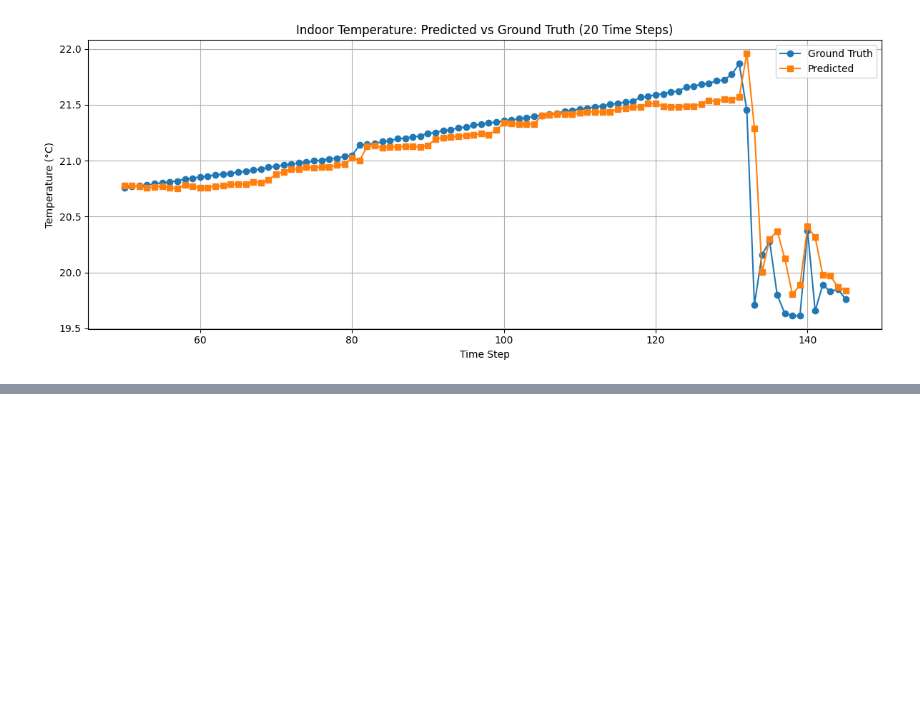
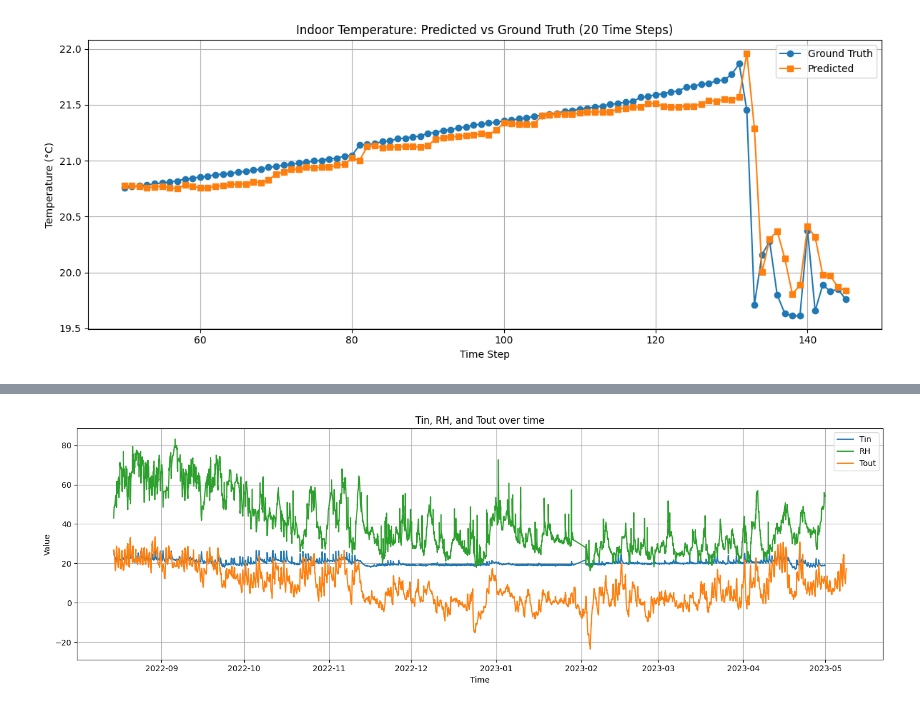
Before and after one commit to Kperis/Thesis_NILM, a Jupyter notebook: HVAC_predict.ipynb, the cells around one changed output, grey strips where cells are left out. Drawn from its saved outputs; the diff is of its cells as text; code cells hidden in the pictures; blank space fills up the shorter version.

```diff
--- a/HVAC_predict.ipynb
+++ b/HVAC_predict.ipynb
@@ -37,7 +37,7 @@ import torch
 import torch.nn as nn
 
 test_start = pd.Timestamp('2023-01-22')
-test_end = pd.Timestamp('2023-02-27')
+test_end = pd.Timestamp('2023-01-29')
 
 df = dfs[0].copy()
 # df = df.dropna()
@@ -49,18 +49,30 @@ start = pd.to_datetime('2023-02-02 00:00:00')
 end   = pd.to_datetime('2023-02-02 23:59:59')
 df_day = df[(df.index >= start) & (df.index <= end)]
 
-print(df_day.shape[0])
+print(df.shape)
+df.drop(index=df[df['total_energy'] == 0.0].index, inplace=True)
 lags_out = [1, 2, 3, 4, 96]
 for lag in lags_out:
     df[f'Tout_lag{lag}'] = df['Tout'].shift(lag)
 
-df['Tin_lag4'] = df['Tin'].shift(4)
 df['Tin_lag1'] = df['Tin'].shift(1)
 df['Tin_lag2'] = df['Tin'].shift(2)
 df['Tin_lag3'] = df['Tin'].shift(3)
+df['Tin_lag4'] = df['Tin'].shift(4)
+df['Tin_lag5'] = df['Tin'].shift(5)
+df['Tin_lag6'] = df['Tin'].shift(6)
+df['Tin_lag7'] = df['Tin'].shift(7)
+df['Tin_lag8'] = df['Tin'].shift(8)
 future_steps = 4
 for i in range(1, future_steps + 1):
     df[f'Tout_fut{i}'] = df['Tout'].shift(-i)
+
+df['T_diff'] = (df['Tout'] - df['Tin']).bfill()
+df['hour'] = df.index.hour
+df['hour_sin'] = np.sin(2 * np.pi * df['hour'] / 24)
+df['hour_cos'] = np.cos(2 * np.pi * df['hour'] / 24)
+df['month'] = df.index.month
+
 
 df['Tin_target']  = df['Tin'].shift(-1).dropna()
 df['is_test'] = (df.index >= test_start) & (df.index <= test_end)
@@ -72,8 +84,4 @@ nonzero_power = df.loc[on_mask, 'hvac_energy']
 bins = pd.qcut(nonzero_power, q=2, labels=[1, 2])
 df.loc[on_mask, 'hvac_mode'] = bins.astype(int).values
 df['hvac_mode_lag'] = df['hvac_mode'].shift(1)
-
-df_on = df[df['hvac_energy'] > 0].copy()
-nonzero_power = df_on['hvac_energy']
-df_off = df[df.hvac_mode == 0].copy()
 # %% [output]
@@ -662,0 +954,24 @@ HVAC mode: 0
+# %%
+
+fig, ax1 = plt.subplots(figsize=(15, 5))
+
+# Plot Tin
+ax1.plot(df.index, df['Tin'], label='Tin', color='tab:blue')
+ax1.plot(df.index, df['RH'], label='RH', color='tab:green')
+ax1.plot(df.index, df['Tout'], label='Tout', color='tab:orange')
+
+# # Mark test set boundary (optional)
+# if 'df_test' in locals():
+#     test_start = df_test.index[0]
+#     test_end = df_test.index[-1]
+#     ax1.axvspan(test_start, test_end, color='gray', alpha=0.2, label='Test period')
+
+ax1.set_xlabel('Time')
+ax1.set_ylabel('Value')
+ax1.set_title('Tin, RH, and Tout over time')
+ax1.legend()
+ax1.grid(True)
+plt.tight_layout()
+plt.show()
+# %% [output]
+[figure, added]
```
Also changed, not shown: parts of 7 cells of this notebook, 7 other files.
